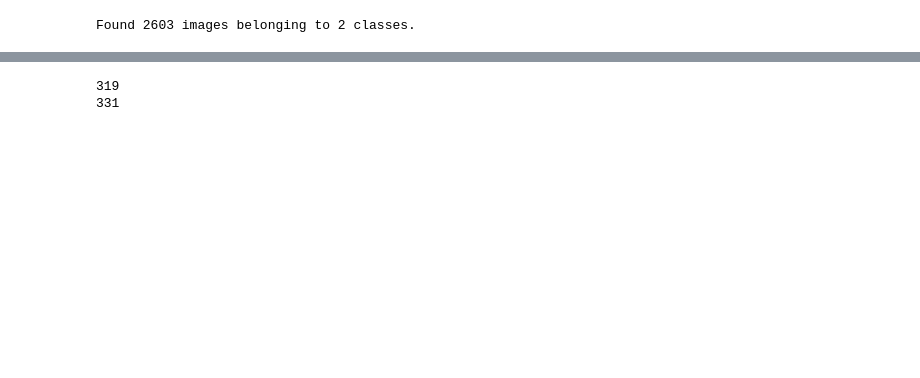
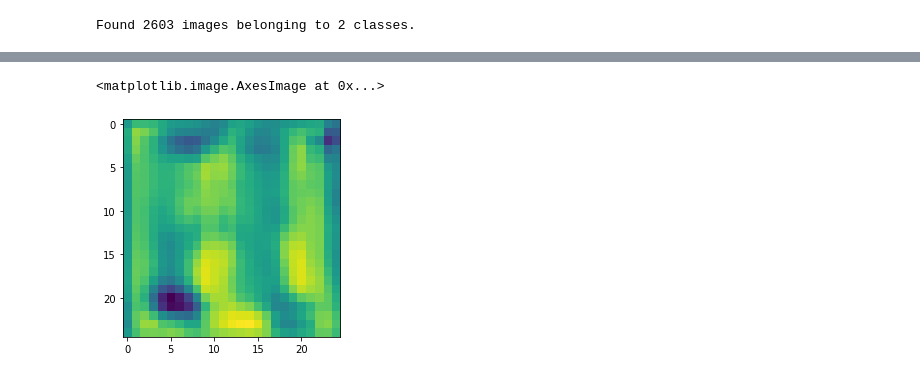
Before and after one commit to cho0h5/covid-cough, a Jupyter notebook: train.ipynb, the cells around one changed output, grey strips where cells are left out. Drawn from its saved outputs; the diff is of its cells as text; code cells hidden in the pictures; blank space fills up the shorter version.

```diff
--- a/train.ipynb
+++ b/train.ipynb
@@ -26,17 +26,31 @@ train_datagen = ImageDataGenerator(rescale=1./255)
 train_generator = train_datagen.flow_from_directory('preprocessed_data/train',
                                                     target_size=(400, 400),
                                                     batch_size=batch_size,
-                                                    class_mode='binary')
+                                                    class_mode='categorical')
 
 
 pretrained_model.trainable=False
 
 model=Sequential()
-model.add(pretrained_model)
-model.add(MaxPooling2D())
-model.add(Dropout(0.2))
-model.add(Flatten())
-model.add(Dense(1, activation='sigmoid'))
+
+# model.add(pretrained_model)
+
+model = tf.keras.Sequential()
+
+for layer in pretrained_model.layers[:-1]: # just exclude last layer from copying
+    model.add(layer)
+
+for layer in model.layers:
+    layer.trainable = False
+
+# model.add(MaxPooling2D())
+# model.add(Dropout(0.2))
+# model.add(Flatten())
+# model.add(Dense(2, activation='softmax'))
+
+model.add(tf.keras.layers.Conv2D(filters=1024, kernel_size=(3, 3), padding='same', activation='relu'))
+model.add(tf.keras.layers.GlobalAveragePooling2D())
+model.add(tf.keras.layers.Dense(2, activation='softmax'))
 
 model.compile(loss='binary_crossentropy',
               optimizer='adam',
@@ -87,8 +98,0 @@ prediction = model.predict(valid_generator)
-# %%
-import numpy as np
-
-print(len(prediction[np.where(prediction > 0.5)]))
-print(len(prediction[np.where(prediction < 0.5)]))
-# %% [output]
-319
-331
@@ -94,0 +105,17 @@ print(len(prediction[np.where(prediction < 0.5)]))
+# %%
+get_output = tf.keras.backend.function([model.layers[0].input],
+                                       [model.layers[-3].output, model.layers[-1].output])
+[conv_outputs, predictions] = get_output(valid_generator[0][0])
+class_weights = model.layers[-1].get_weights()[0]
+# %%
+output = []
+for num, idx in enumerate(np.argmax(predictions,axis=1)):
+    cam = tf.matmul(np.expand_dims(class_weights[:,idx],axis = 0),
+                    np.transpose(np.reshape(conv_outputs[num],(25*25,1024))))
+    cam = tf.keras.backend.eval(cam)
+    output.append(cam)
+# %%
+plt.imshow(np.reshape(output[0][0], (25, 25)))
+# %% [output]
+<matplotlib.image.AxesImage at 0x...>
+[figure, added]
```
Also changed, not shown: parts of 6 cells of this notebook.
